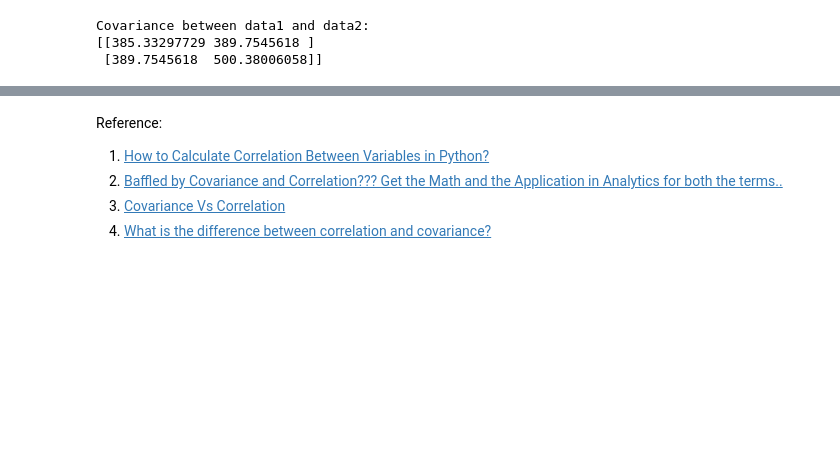
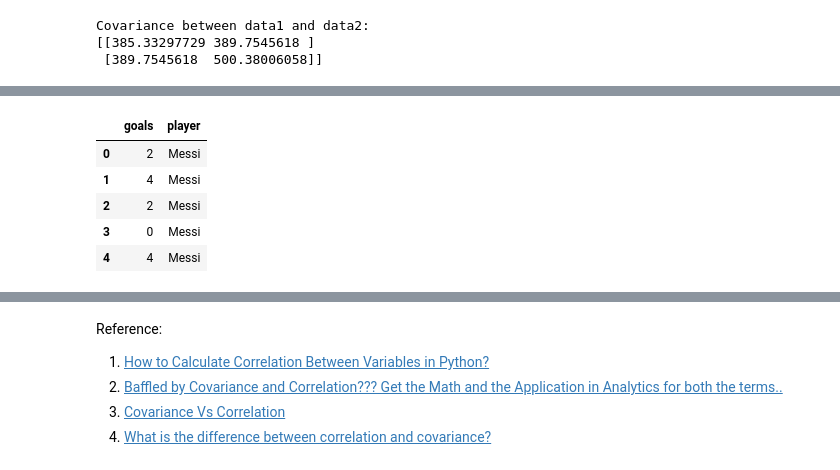
Before and after one commit to jeswingeorge/Python-DS-notes, a Jupyter notebook: Statistics/2.Correlation and Covariance.ipynb, the cells around one changed output, grey strips where cells are left out. Drawn from its saved outputs; the diff is of its cells as text; code cells hidden in the pictures; blank space fills up the shorter version.

```diff
--- a/Statistics/2.Correlation and Covariance.ipynb
+++ b/Statistics/2.Correlation and Covariance.ipynb
@@ -100,0 +273,12 @@ A problem with covariance as a statistical tool alone is that it is challenging
+# %%
+df1 = pd.DataFrame()
+df1['goals'] = np.random.randint(0,6,100)
+df1['player'] = ['Messi' for i in range(len(df1['goals']))]
+df1.head()
+# %% [output]
+|  | goals | player |
+| 0 | 2 | Messi |
+| 1 | 4 | Messi |
+| 2 | 2 | Messi |
+| 3 | 0 | Messi |
+| 4 | 4 | Messi |
```
Also changed, not shown: parts of 29 cells of this notebook, 6 other files.
